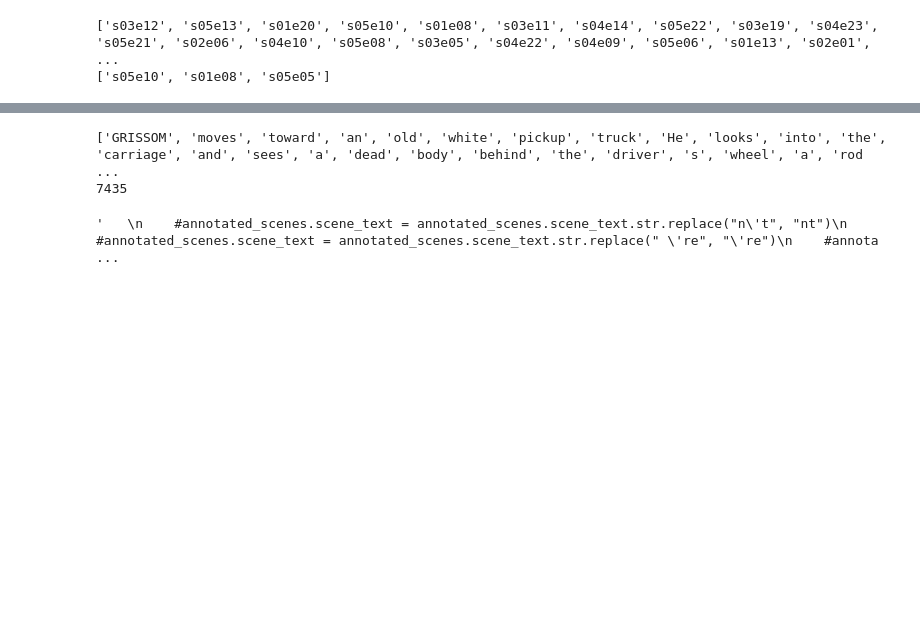
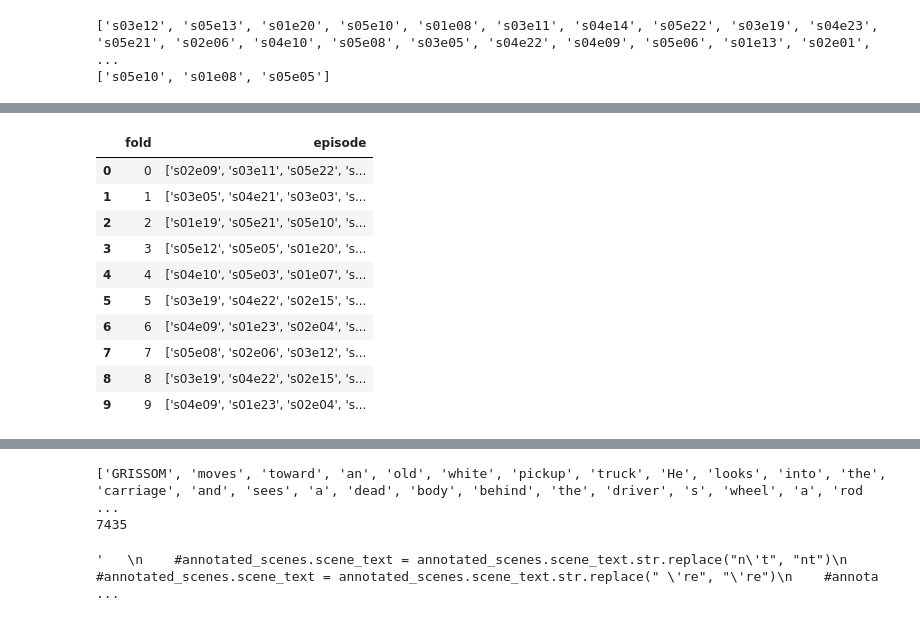
Before and after one commit to alisonreboud/screenplay_summarization, a Jupyter notebook: text_video_alignment.ipynb, the cells around one changed output, grey strips where cells are left out. Cells and saved outputs as stored; diff of their text form; code cells hidden in the pictures; blank space fills up the shorter version.

```diff
--- a/text_video_alignment.ipynb
+++ b/text_video_alignment.ipynb
@@ -365,0 +137,14 @@ Index: []
+# %%
+"-avoid_negative_ts", "0"
+# %% [output]
+|  | fold | episode |
+| 0 | 0 | ['s02e09', 's03e11', 's05e22', 's... |
+| 1 | 1 | ['s03e05', 's04e21', 's03e03', 's... |
+| 2 | 2 | ['s01e19', 's05e21', 's05e10', 's... |
+| 3 | 3 | ['s05e12', 's05e05', 's01e20', 's... |
+| 4 | 4 | ['s04e10', 's05e03', 's01e07', 's... |
+| 5 | 5 | ['s03e19', 's04e22', 's02e15', 's... |
+| 6 | 6 | ['s04e09', 's01e23', 's02e04', 's... |
+| 7 | 7 | ['s05e08', 's02e06', 's03e12', 's... |
+| 8 | 8 | ['s03e19', 's04e22', 's02e15', 's... |
+| 9 | 9 | ['s04e09', 's01e23', 's02e04', 's... |
```
Also changed, not shown: parts of 10 cells of this notebook, 1 other file.
